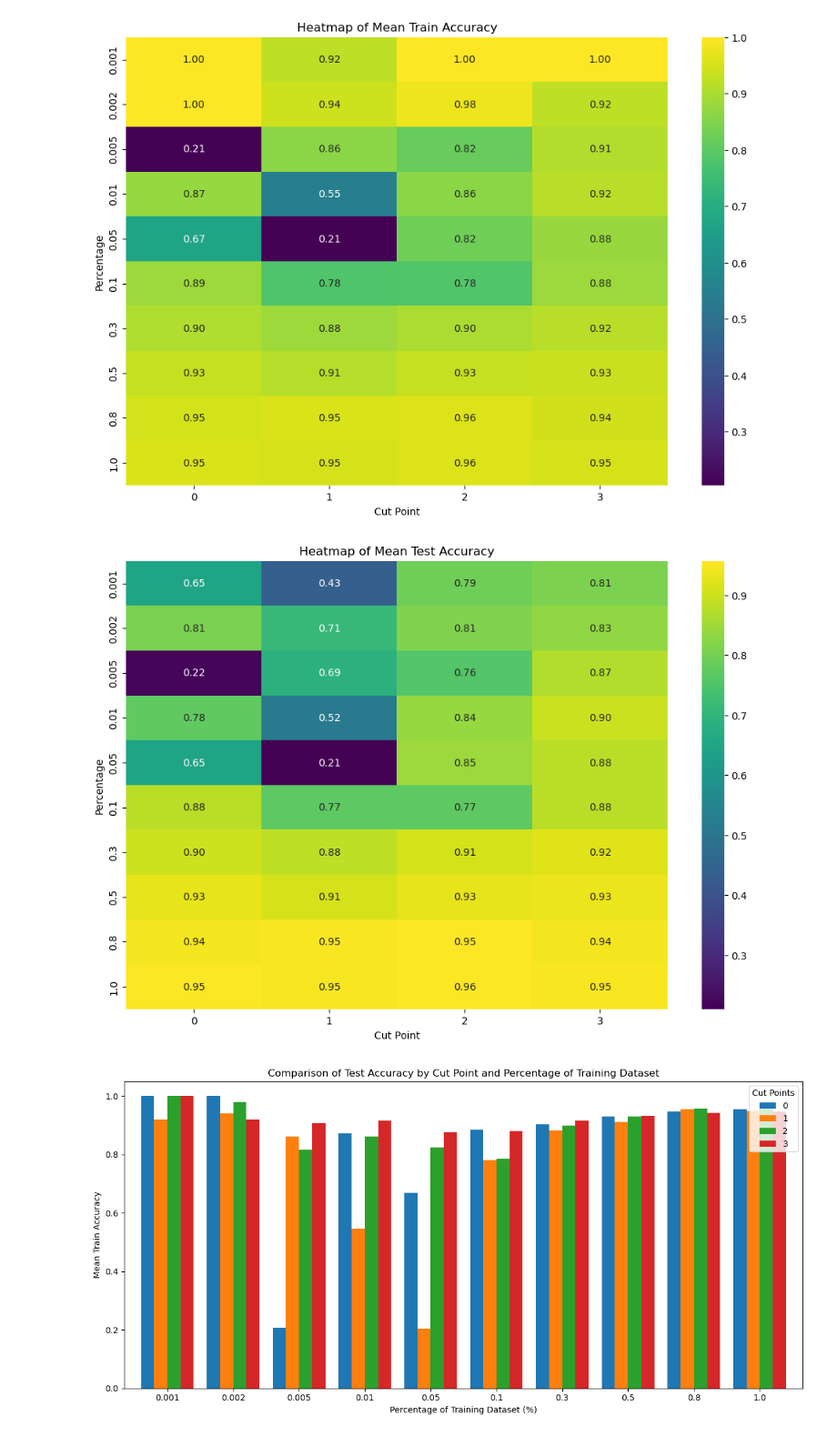
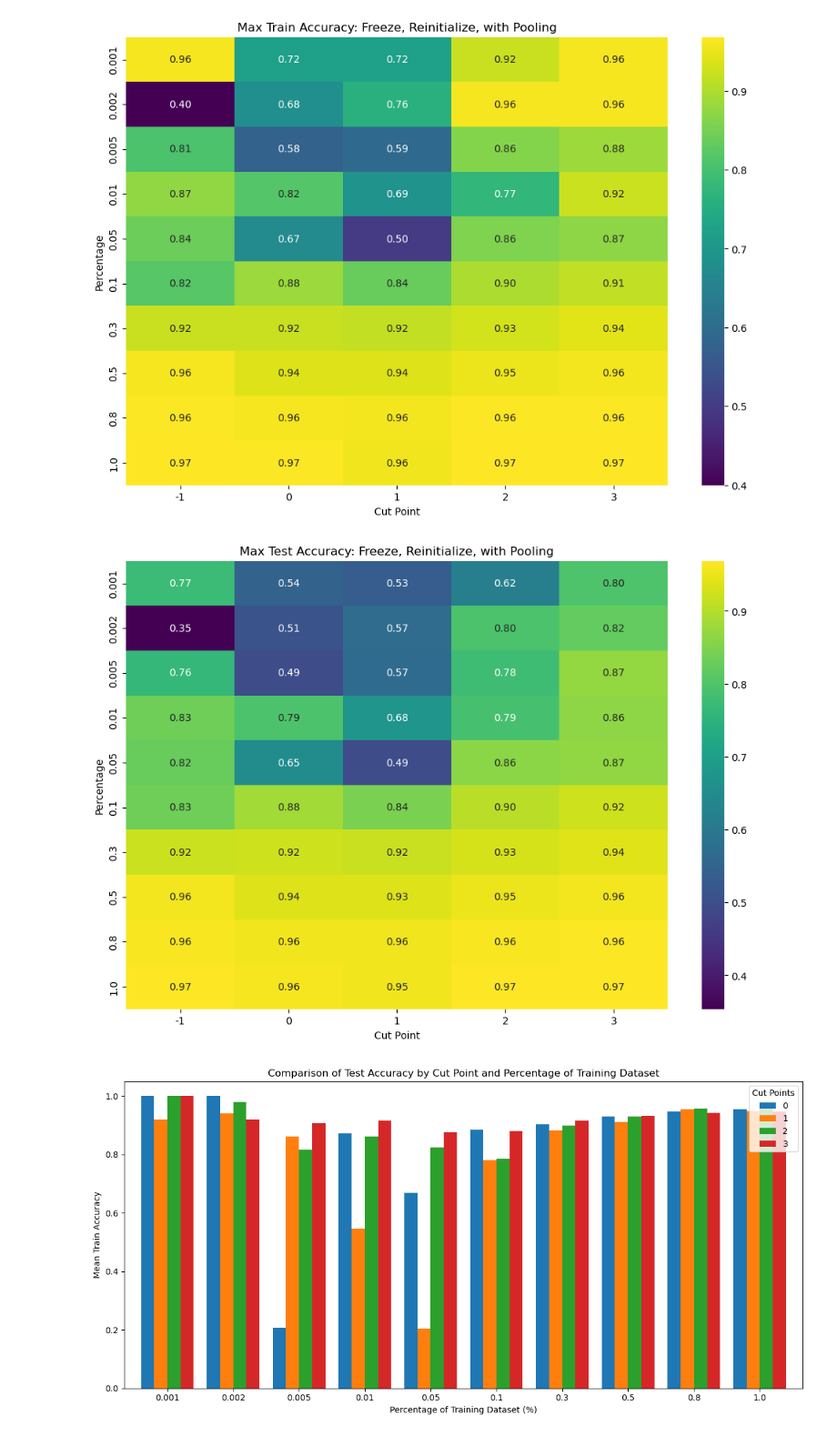
Before and after one commit to tusharmanekar/mp-tl-study, a Jupyter notebook: 3d_visualizations.ipynb, the cells around one changed output. Shown at 91% size. Cells and saved outputs as stored; diff of their text form; code cells hidden in the pictures.

Commit message:
3d plot using max of experiments now

```diff
--- a/3d_visualizations.ipynb
+++ b/3d_visualizations.ipynb
@@ -51,26 +53,26 @@ plt.show()
 # %%
 # For the heatmap, we will use the mean test accuracy, aggregated over trials for each combination of 'Percentage' and 'Cut Point'
 
 # We will pivot the dataframe to get the mean test accuracy for each combination of 'Percentage' and 'Cut Point'
-heatmap_data = df.pivot_table(index='Percentage', columns='Cut Point', values='Mean Train Accuracy', aggfunc='mean')
+heatmap_data = df.pivot_table(index='Percentage', columns='Cut Point', values='Max Train Accuracy', aggfunc='median')
 
 # Generating the heatmap using seaborn
 import seaborn as sns
 import matplotlib.pyplot as plt
 
 plt.figure(figsize=(12, 8))
 sns.heatmap(heatmap_data, annot=True, cmap='viridis', fmt=".2f")
-plt.title('Heatmap of Mean Train Accuracy')
+plt.title('Max Train Accuracy: Freeze, Reinitialize, with Pooling')
 plt.xlabel('Cut Point')
 plt.ylabel('Percentage')
 plt.show()
 # %% [output]
-[figure, old version]
+[figure, new version]
 # %%
 # For the heatmap, we will use the mean test accuracy, aggregated over trials for each combination of 'Percentage' and 'Cut Point'
 
 # We will pivot the dataframe to get the mean test accuracy for each combination of 'Percentage' and 'Cut Point'
-heatmap_data = df.pivot_table(index='Percentage', columns='Cut Point', values='Mean Test Accuracy', aggfunc='mean')
+heatmap_data = df.pivot_table(index='Percentage', columns='Cut Point', values='Max Test Accuracy', aggfunc='mean')
 
 # Generating the heatmap using seaborn
 import seaborn as sns
@@ -78,12 +80,12 @@ import matplotlib.pyplot as plt
 
 plt.figure(figsize=(12, 8))
 sns.heatmap(heatmap_data, annot=True, cmap='viridis', fmt=".2f")
-plt.title('Heatmap of Mean Test Accuracy')
+plt.title('Max Test Accuracy: Freeze, Reinitialize, with Pooling')
 plt.xlabel('Cut Point')
 plt.ylabel('Percentage')
 plt.show()
 # %% [output]
-[figure, old version]
+[figure, new version]
 # %%
 # Create a bar graph for comparing the test accuracies of different cut points at each percentage level.
 
```
Also changed, not shown: parts of 3 cells of this notebook.
